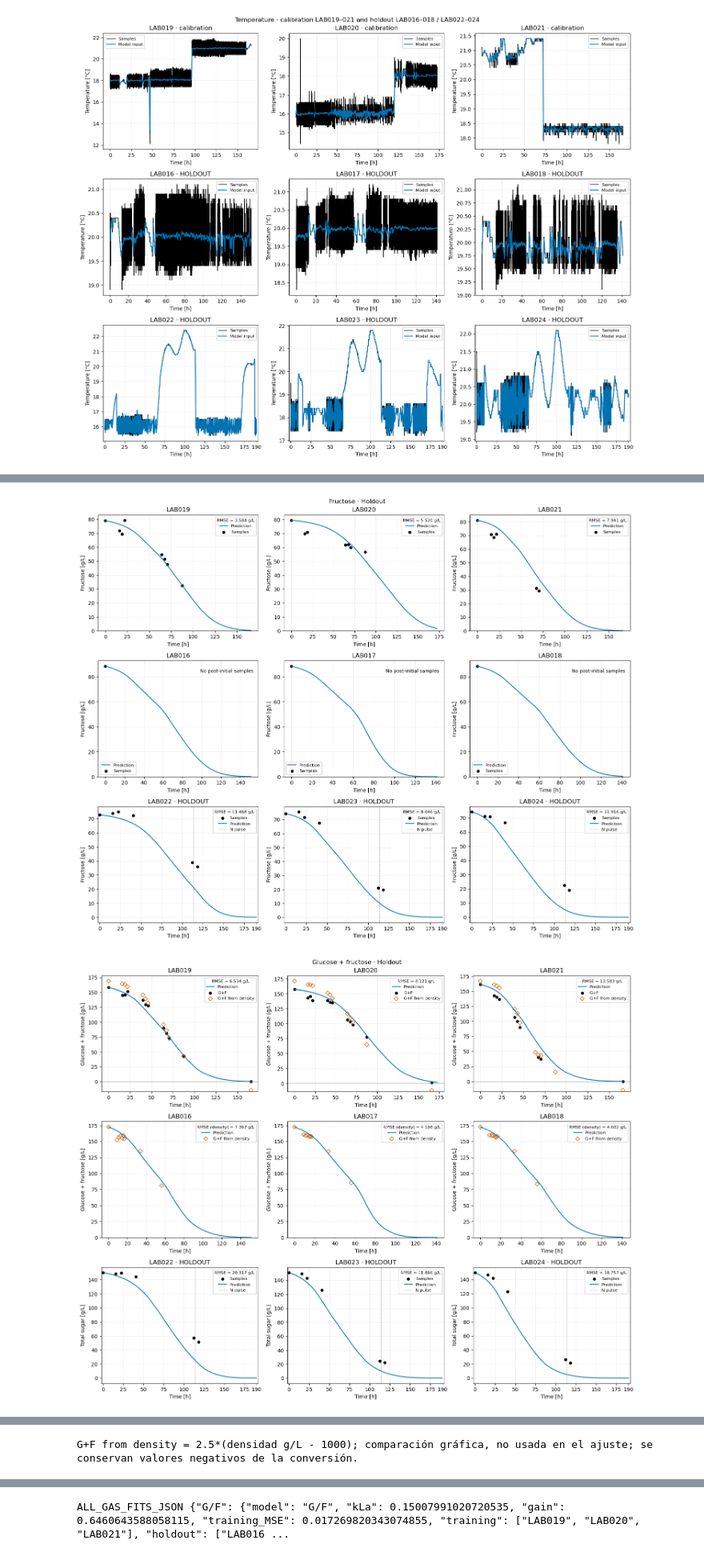
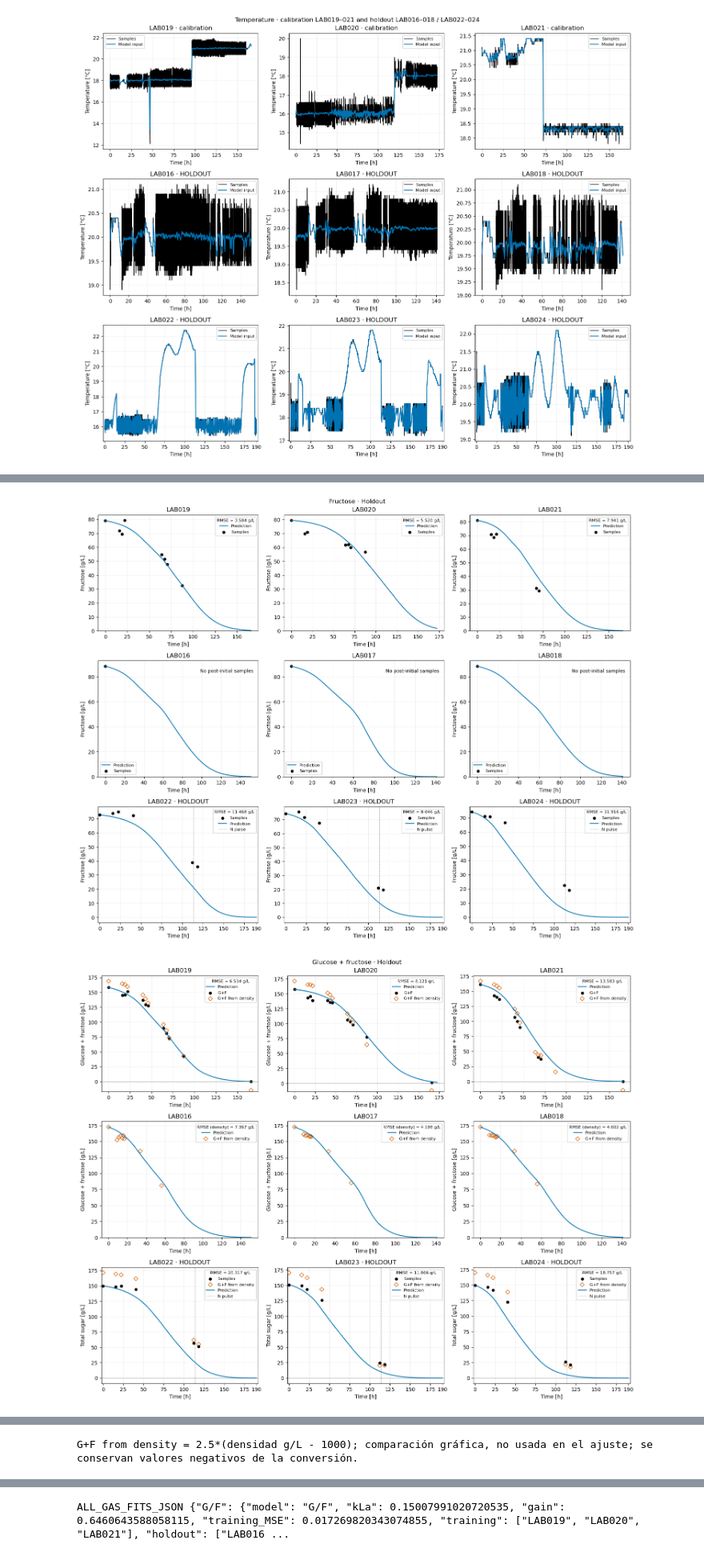
Before and after one commit to crodv/wine-fermentation, a Jupyter notebook: notebooks/16_zenteno_recalibration_legacy_treatment_variable_solubility.executed.ipynb, the cells around one changed output, grey strips where cells are left out. Shown at 80% size. Cells and saved outputs as stored; diff of their text form; code cells hidden in the pictures.

```diff
--- a/notebooks/16_zenteno_recalibration_legacy_treatment_variable_solubility.executed.ipynb
+++ b/notebooks/16_zenteno_recalibration_legacy_treatment_variable_solubility.executed.ipynb
@@ -726,6 +726,15 @@ def draw_lab022_024_row(axes, state):
                 evaluation = samples.loc[samples["sample"].ne("01")]
                 at_sample = holdout_kinetic[lab].loc[evaluation["hours"].to_numpy(), state].to_numpy()
                 errors = at_sample * factor - evaluation[column].to_numpy()
+        if state == "GF":
+            density = prepared["offline"]
+            density = density.loc[density["lab"].eq(lab) &
+                                  density["hours"].between(0, holdout_horizon)].dropna(subset=["Densidad_g_L"])
+            inferred_sugar = 2.5 * (density["Densidad_g_L"] - 1000)
+            ax.scatter(density["hours"], inferred_sugar, marker="D", facecolors="none",
+                       edgecolors="#D55E00", s=32, label="G+F from density", zorder=4)
+            ax.axhline(0, color="gray", lw=.6)
+            assert len(density) > 0
         ax.plot(prediction.index, prediction, c="#0072B2", lw=1.5, label="S model" if HOLDOUT_SINGLE else "Prediction")
         ax.axvline(holdout_nutrition[lab], c="gray", ls=":", lw=.8, label="N pulse")
         legend_title = None
@@ -778,34 +787,34 @@ for s,title,scale in [('X','Biomass',1),('N','YAN',1000),('G','Glucose',1),('F',
   if s=='GF':
    zd=v.density.loc[v.density.lab.eq(lab)].dropna(subset=['t_h','density_g_l'])
    if lab in TRAIN:
     ax.scatter(zd.t_h,2.5*(zd.density_g_l-1000),marker='D',facecolors='none',edgecolors='#D55E00',s=32,label='G+F from density')
   if s=='N':
    for t,d in batches[lab].pulses['N']:ax.axvline(t,c='gray',ls=':',lw=.8,label='N pulse')
   ax.set(title=lab,xlabel='Time [h]',ylabel=title+(' [mg/L]' if s=='N' else ' [g/L]'),ylim=(0,None));ax.grid(alpha=.2)
   if s=='GF':
    ax.set_ylim(bottom=min(0.,float((2.5*(zd.density_g_l-1000)).min())*1.15));ax.axhline(0,c='gray',lw=.6)
   for h,l in zip(*ax.get_legend_handles_labels()):items[l]=h
  expected={'Prediction','G+F','G+F from density'} if s=='GF' else {'Prediction','Samples'}|({'N pulse'} if s=='N' else set());assert set(items)==expected
  draw_lab022_024_row(axs[-1],s)
  fig.suptitle(title+' · Holdout',y=.99);fig.tight_layout(pad=.7,h_pad=1.2,w_pad=.9);[legend_inside(ax) for ax in axs.flat];assert not fig.legends;plt.show()
 display(pd.DataFrame(chemmetrics))
 display(v.density.dropna(subset=['t_h','density_g_l']).groupby('lab').agg(n_mediciones=('density_g_l','size')))
 print('G+F from density = 2.5*(densidad g/L - 1000); comparación gráfica, no usada en el ajuste; se conservan valores negativos de la conversión.')
 fig,axs=plt.subplots(3,3,figsize=(15,11))
 for ax,lab in zip(axs[:2].flat,LABS):
  f=curves[lab];m=f.index<=v.horizons[lab];ax.plot(f.index[m],f.Cd[m],label='Cd');ax.plot(f.index[m],f.Csat[m],c='gray',ls=':',label='Equilibrium CO₂');ax.set(title=lab,xlabel='Time [h]',ylabel='Dissolved CO₂ [g/L]');ax.grid(alpha=.2)
 draw_lab022_024_row(axs[-1], 'Cd')
 fig.suptitle('Internal CO₂ inventory · not measured',y=.99);fig.tight_layout(pad=.7,h_pad=1.2,w_pad=.9);[legend_inside(ax) for ax in axs.flat];assert not fig.legends;plt.show()
 
 
 display(pd.DataFrame(holdout_metrics).pivot(index=["Variable", "Unit"], columns="LAB", values="RMSE").round(4))
 # %% [output]
 [figure]
 [figure]
 [figure]
 [figure]
 [figure]
-[figure, old version]
+[figure, new version]
 [figure]
 |  | LAB | variable | n | RMSE |
 | 0 | LAB019 | X | 10 | 0.484605 |
```
Also changed, not shown: 3 other files.
